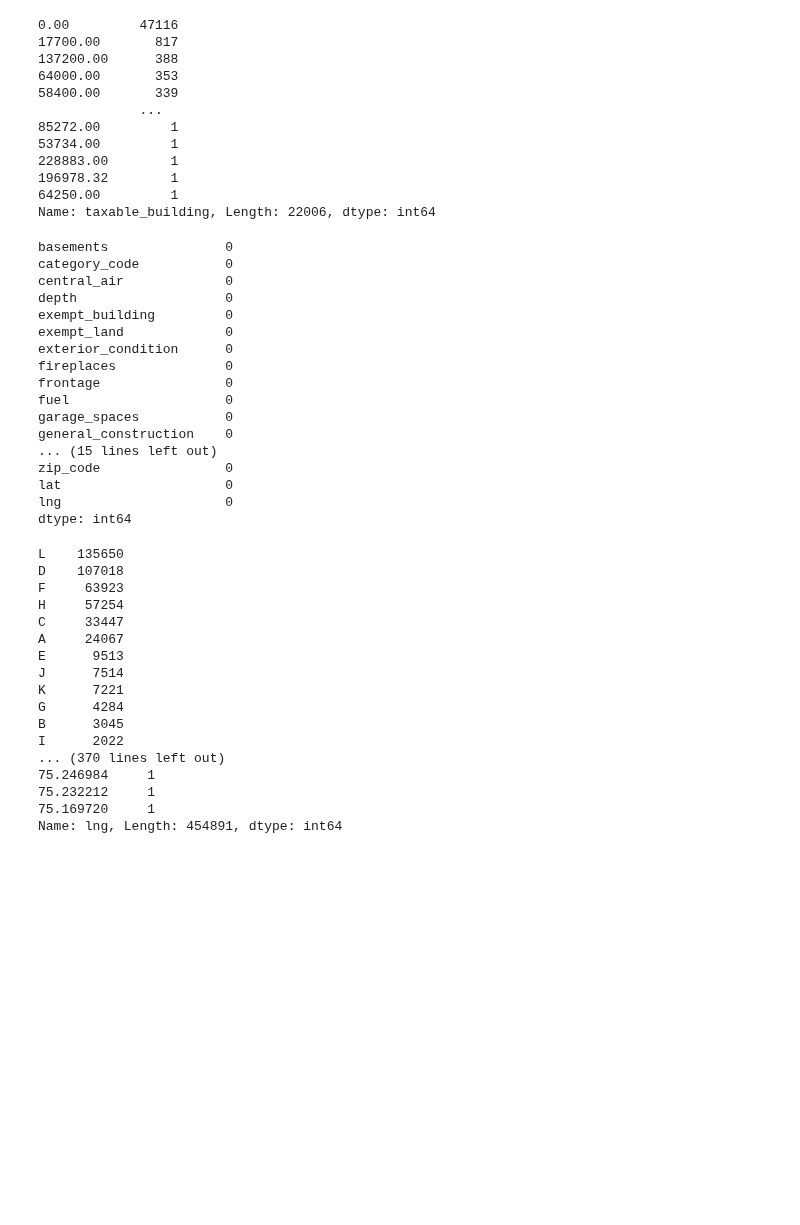
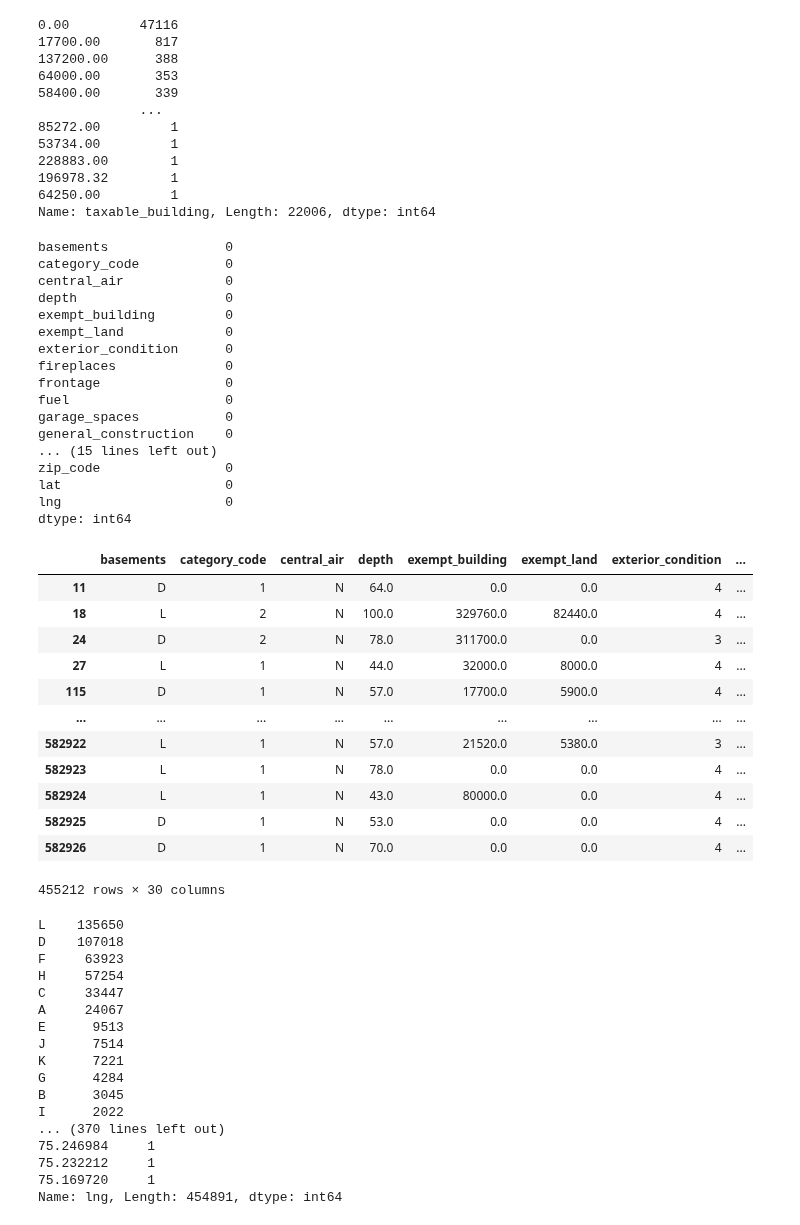
Before and after one commit to Taazkir/ML-predicting-house-prices-philadelphia, a Jupyter notebook: Predicting_House_Prices_in_Philadelphia.ipynb, the cells around one changed output. Drawn from its saved outputs; the diff is of its cells as text; code cells hidden in the pictures; blank space fills up the shorter version.

```diff
--- a/Predicting_House_Prices_in_Philadelphia.ipynb
+++ b/Predicting_House_Prices_in_Philadelphia.ipynb
@@ -529,26 +529,39 @@ Name: taxable_building, Length: 22006, dtype: int64
 # %%
 # Check that data has no missing values
 check_NaN = data.isna().sum()
 print(check_NaN)
-#data
+data
 # %% [output]
 basements               0
 category_code           0
 central_air             0
 depth                   0
 exempt_building         0
 exempt_land             0
 exterior_condition      0
 fireplaces              0
 frontage                0
 fuel                    0
 garage_spaces           0
 general_construction    0
 ... (15 lines left out)
 zip_code                0
 lat                     0
 lng                     0
 dtype: int64
+|  | basements | category_code | central_air | depth | exempt_building | exempt_land | exterior_condition | ... |
+| 11 | D | 1 | N | 64.0 | 0.0 | 0.0 | 4 | ... |
+| 18 | L | 2 | N | 100.0 | 329760.0 | 82440.0 | 4 | ... |
+| 24 | D | 2 | N | 78.0 | 311700.0 | 0.0 | 3 | ... |
+| 27 | L | 1 | N | 44.0 | 32000.0 | 8000.0 | 4 | ... |
+| 115 | D | 1 | N | 57.0 | 17700.0 | 5900.0 | 4 | ... |
+| ... | ... | ... | ... | ... | ... | ... | ... | ... |
+| 582922 | L | 1 | N | 57.0 | 21520.0 | 5380.0 | 3 | ... |
+| 582923 | L | 1 | N | 78.0 | 0.0 | 0.0 | 4 | ... |
+| 582924 | L | 1 | N | 43.0 | 80000.0 | 0.0 | 4 | ... |
+| 582925 | D | 1 | N | 53.0 | 0.0 | 0.0 | 4 | ... |
+| 582926 | D | 1 | N | 70.0 | 0.0 | 0.0 | 4 | ... |
+455212 rows × 30 columns
 # %%
 print(data.basements.value_counts(dropna=False))
 print(data.category_code.value_counts(dropna=False))
```
